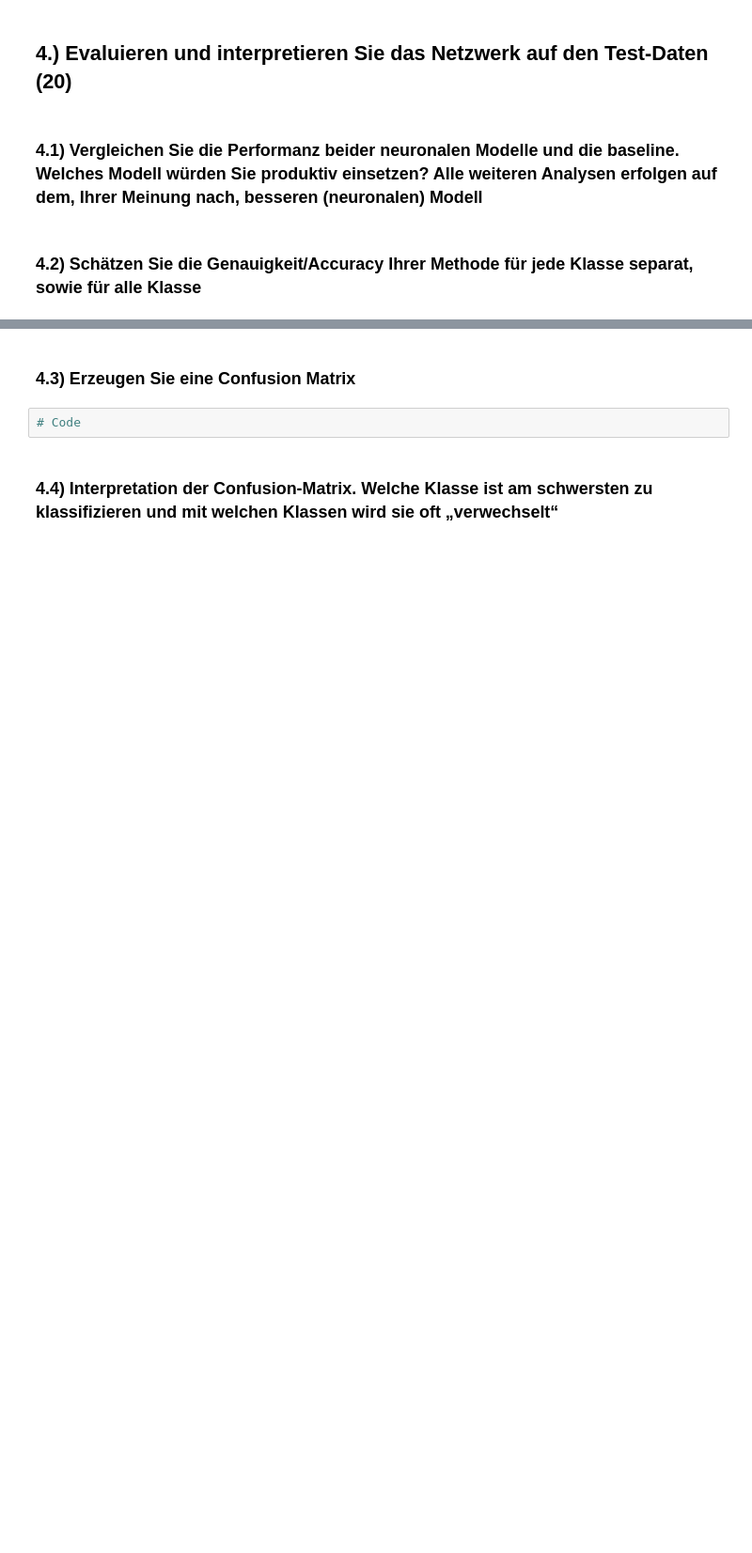
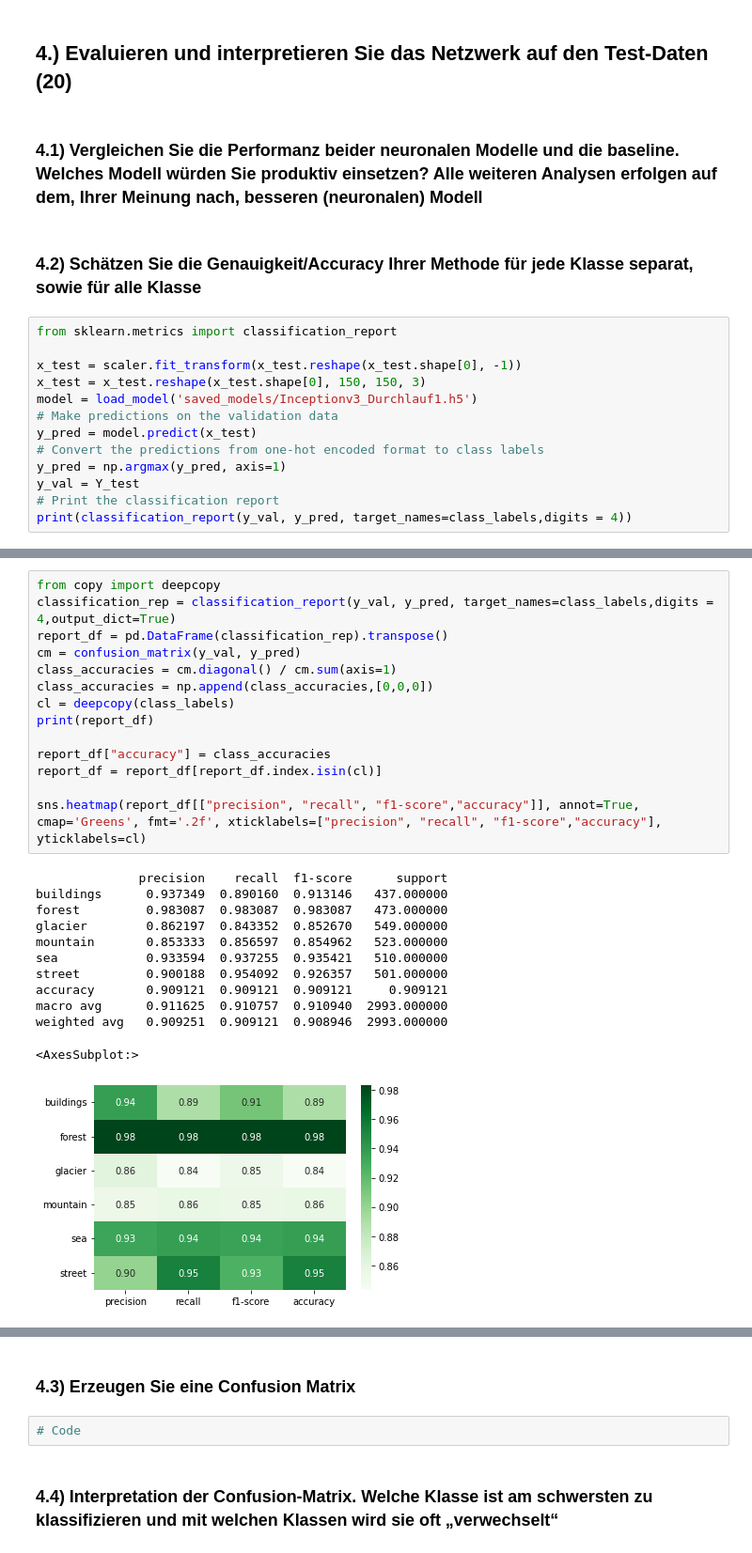
Before and after one commit to timosch11/intel-image-classification, a Jupyter notebook: prorammentwurf.ipynb, the cells around one changed output, grey strips where cells are left out. Shown at 94% size. Saved outputs shown, nothing was run; the diff lists cells and outputs as text; blank space fills up the shorter version.

```diff
--- a/prorammentwurf.ipynb
+++ b/prorammentwurf.ipynb
@@ -577,3 +579,16 @@ plt.legend()
 ### 4.1) Vergleichen Sie die Performanz beider neuronalen Modelle und die baseline. Welches Modell würden Sie produktiv einsetzen? Alle weiteren Analysen erfolgen auf dem, Ihrer Meinung nach, besseren (neuronalen) Modell
 # %% [markdown]
 ### 4.2) Schätzen Sie die Genauigkeit/Accuracy Ihrer Methode für jede Klasse separat, sowie für alle Klasse
+# %%
+from sklearn.metrics import classification_report
+
+x_test = scaler.fit_transform(x_test.reshape(x_test.shape[0], -1))
+x_test = x_test.reshape(x_test.shape[0], 150, 150, 3)
+model = load_model('saved_models/Inceptionv3_Durchlauf1.h5')
+# Make predictions on the validation data
+y_pred = model.predict(x_test)
+# Convert the predictions from one-hot encoded format to class labels
+y_pred = np.argmax(y_pred, axis=1)
+y_val = Y_test
+# Print the classification report
+print(classification_report(y_val, y_pred, target_names=class_labels,digits = 4))
@@ -579,0 +609,27 @@ plt.legend()
+# %%
+from copy import deepcopy
+classification_rep = classification_report(y_val, y_pred, target_names=class_labels,digits = 4,output_dict=True)
+report_df = pd.DataFrame(classification_rep).transpose()
+cm = confusion_matrix(y_val, y_pred)
+class_accuracies = cm.diagonal() / cm.sum(axis=1)
+class_accuracies = np.append(class_accuracies,[0,0,0])
+cl = deepcopy(class_labels)
+print(report_df)
+
+report_df["accuracy"] = class_accuracies
+report_df = report_df[report_df.index.isin(cl)]
+
+sns.heatmap(report_df[["precision", "recall", "f1-score","accuracy"]], annot=True, cmap='Greens', fmt='.2f', xticklabels=["precision", "recall", "f1-score","accuracy"], yticklabels=cl)
+# %% [output]
+              precision    recall  f1-score      support
+buildings      0.937349  0.890160  0.913146   437.000000
+forest         0.983087  0.983087  0.983087   473.000000
+glacier        0.862197  0.843352  0.852670   549.000000
+mountain       0.853333  0.856597  0.854962   523.000000
+sea            0.933594  0.937255  0.935421   510.000000
+street         0.900188  0.954092  0.926357   501.000000
+accuracy       0.909121  0.909121  0.909121     0.909121
+macro avg      0.911625  0.910757  0.910940  2993.000000
+weighted avg   0.909251  0.909121  0.908946  2993.000000
+<AxesSubplot:>
+[figure, added]
```
Also changed, not shown: parts of 19 cells of this notebook, 3 other files.
